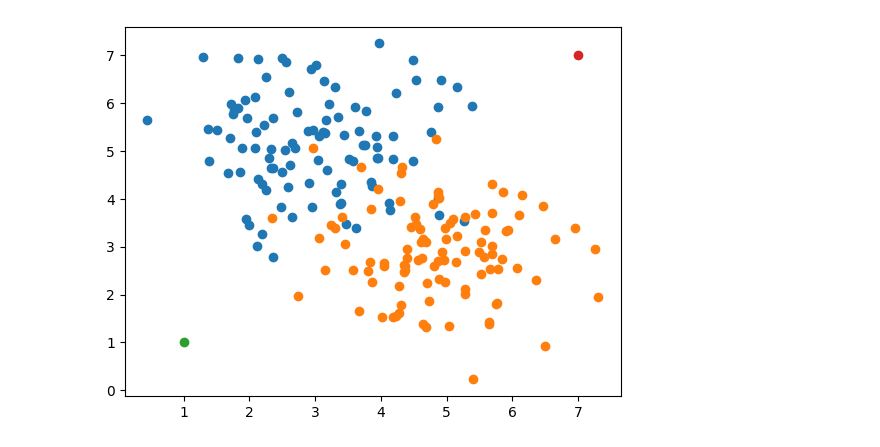
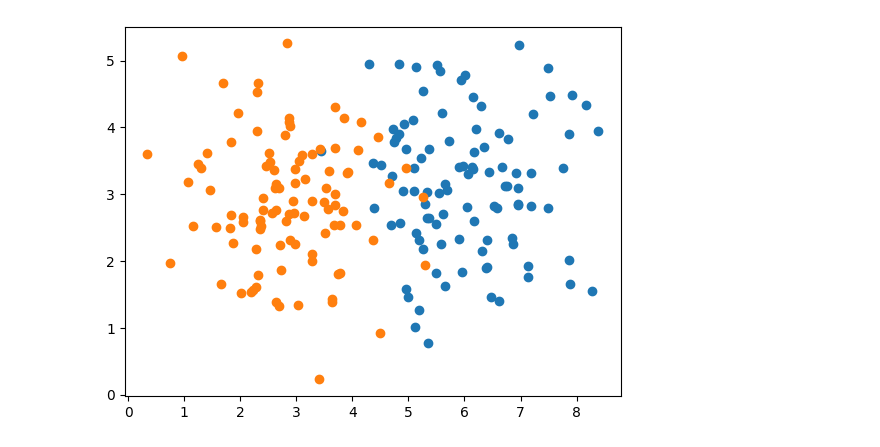
Before and after one commit to victorsouza89/iemm, a Jupyter notebook: data/gen_data.ipynb, the cells around one changed output. Drawn from its saved outputs; the diff is of its cells as text; code cells hidden in the pictures.

Commit message:
generated figures

```diff
--- a/data/gen_data.ipynb
+++ b/data/gen_data.ipynb
@@ -1,30 +1,30 @@
 # %%
 import numpy as np
 import matplotlib.pyplot as plt
 import pandas as pd
 
 np.random.seed(0)
 
 # parameters
 n_dim = 2
-centers = [[3, 5], [5, 3]]
+centers = [[6, 3], [3, 3]]
 std_dev = 1.0
 n_points = 100
 
 classes = [np.random.normal(loc=np.array(centers[i]), scale=std_dev, size=(n_points, n_dim)) for i in range(len(centers))]
 
 # add a point in 2,2
-classes.append(np.array([[1, 1]]))
+#classes.append(np.array([[1, 1]]))
 
 # add a point in 6,6
-classes.append(np.array([[7, 7]]))
+#classes.append(np.array([[7, 7]]))
 
 # Plot the data
 plt.figure()
 for i in classes:
     plt.scatter(i[:, 0], i[:, 1])
 # %% [output]
-[figure, old version]
+[figure, new version]
 # %%
 # Create a DataFrame with a column for the x values, a column for the y values, and a column for the class
 df = pd.DataFrame(np.concatenate(classes), columns=['x', 'y'])
```
Also changed, not shown: parts of 3 cells of this notebook, 3 other files.
